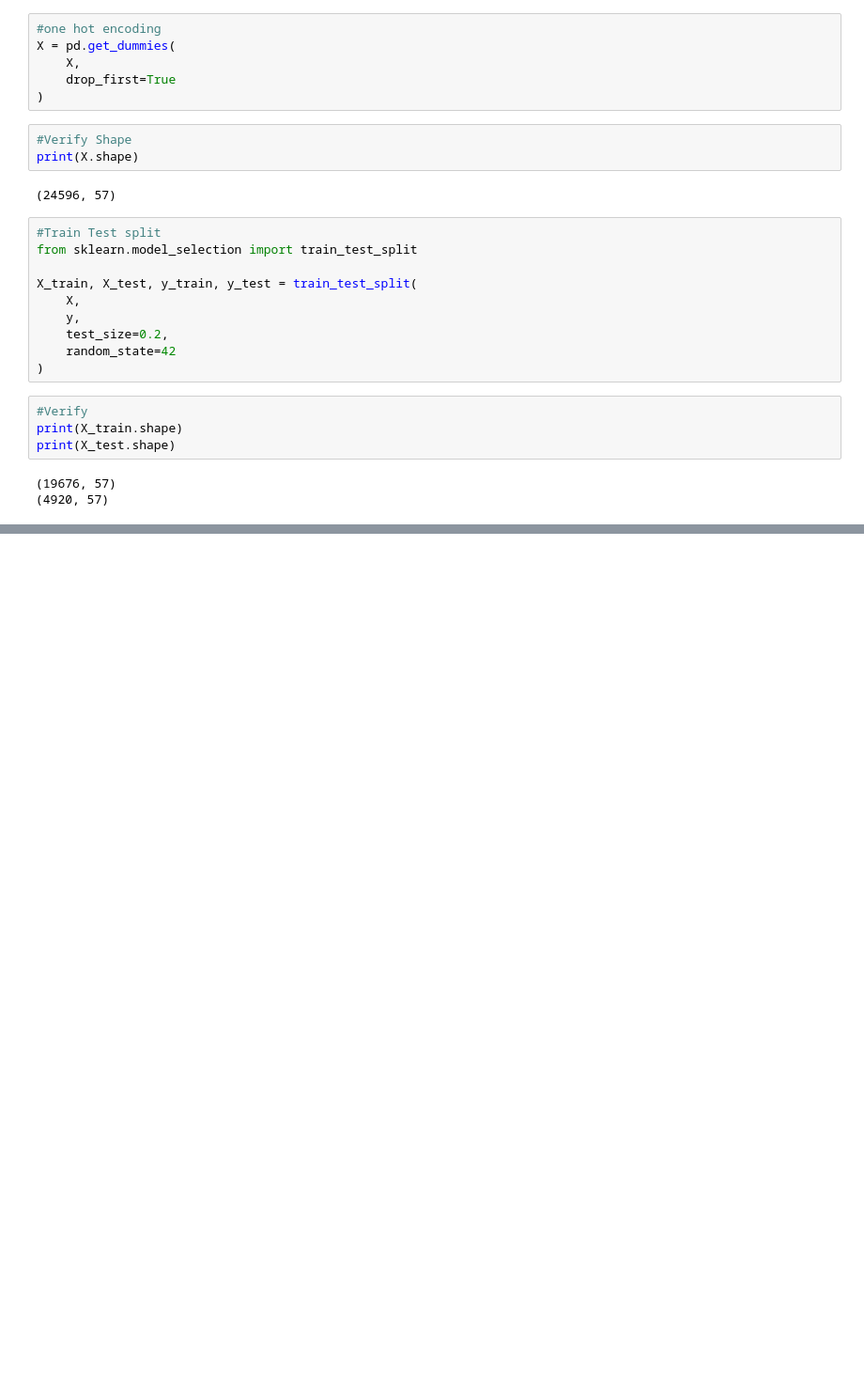
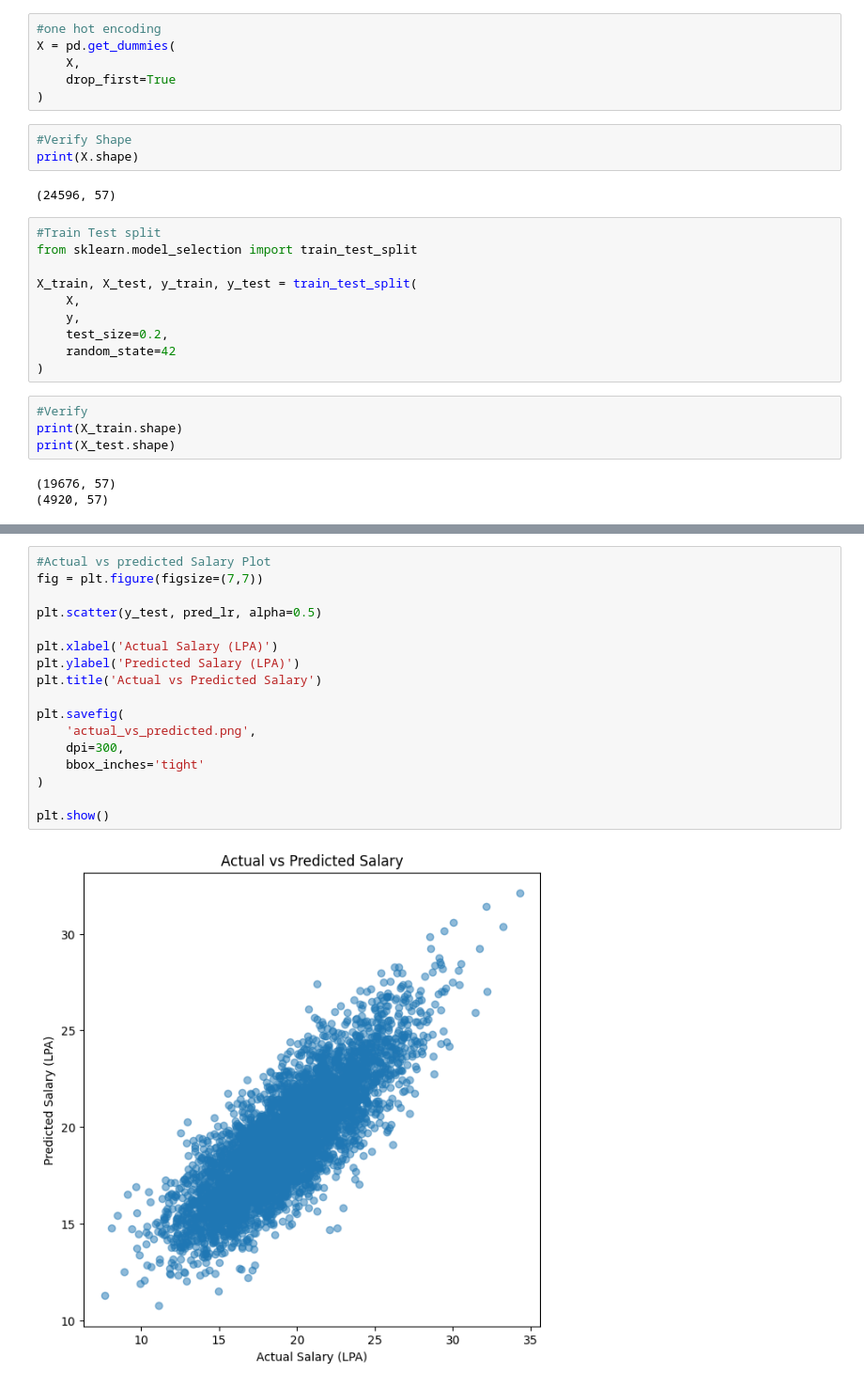
Before and after one commit to DasithiJayasinghe/Student-Career-Success-Analytics, a Jupyter notebook: notebooks/Salary_Prediction.ipynb, the cells around one changed output, grey strips where cells are left out. Shown at 94% size. Drawn from its saved outputs; the diff is of its cells as text; blank space fills up the shorter version.

```diff
--- a/notebooks/Salary_Prediction.ipynb
+++ b/notebooks/Salary_Prediction.ipynb
@@ -556,0 +791,19 @@ print(X_test.shape)
+# %%
+#Actual vs predicted Salary Plot
+fig = plt.figure(figsize=(7,7))
+
+plt.scatter(y_test, pred_lr, alpha=0.5)
+
+plt.xlabel('Actual Salary (LPA)')
+plt.ylabel('Predicted Salary (LPA)')
+plt.title('Actual vs Predicted Salary')
+
+plt.savefig(
+    'actual_vs_predicted.png',
+    dpi=300,
+    bbox_inches='tight'
+)
+
+plt.show()
+# %% [output]
+[figure, added]
```
Also changed, not shown: parts of 13 cells of this notebook.
